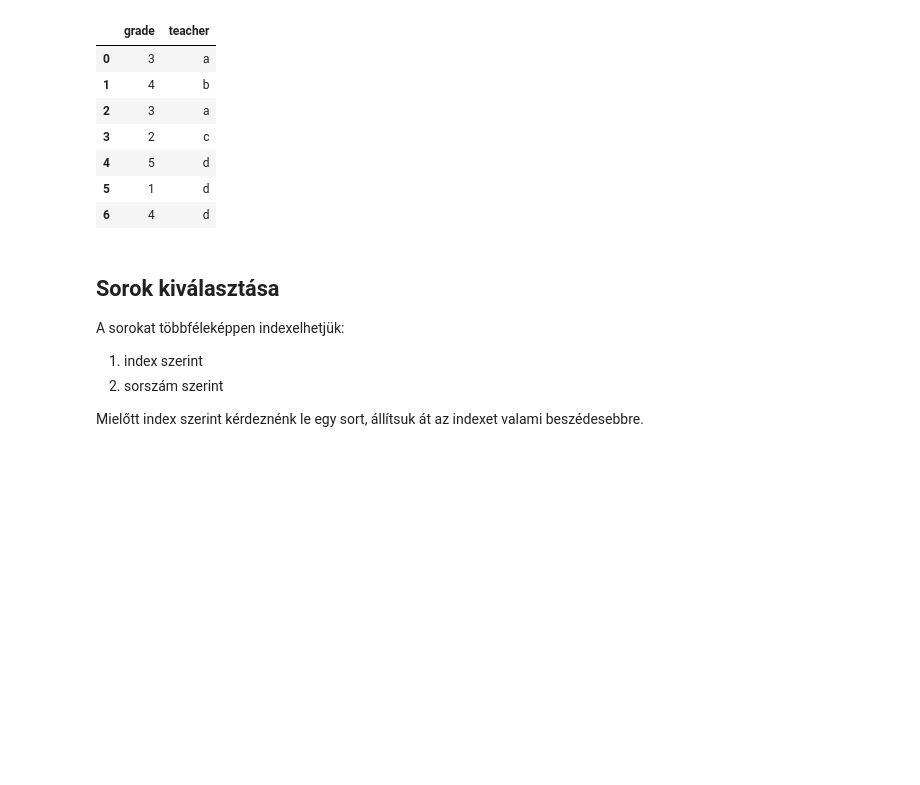
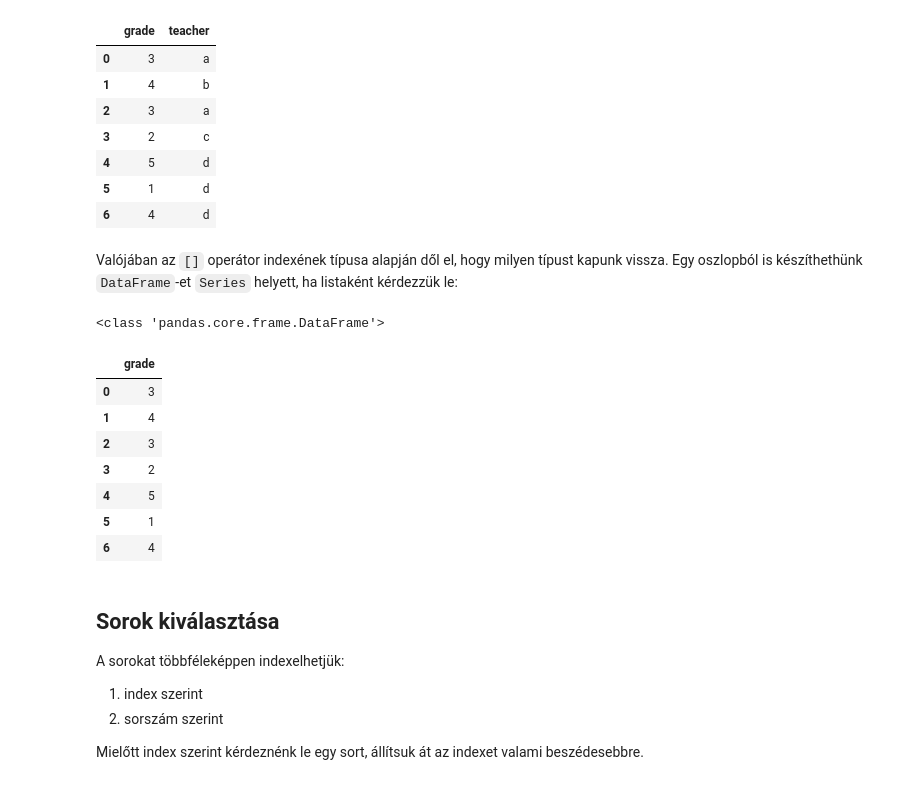
Before and after one commit to bi-labor/pandas_jupyter, a Jupyter notebook: notebooks/Pandas_alapok.ipynb, the cells around one changed output. Cells and saved outputs as stored; diff of their text form; code cells hidden in the pictures; blank space fills up the shorter version.

```diff
--- a/notebooks/Pandas_alapok.ipynb
+++ b/notebooks/Pandas_alapok.ipynb
@@ -118,6 +118,22 @@ grades[['grade', 'teacher']]
 | 4 | 5 | d |
 | 5 | 1 | d |
 | 6 | 4 | d |
+# %% [markdown]
+Valójában az `[]` operátor indexének típusa alapján dől el, hogy milyen típust kapunk vissza.
+Egy oszlopból is készíthethünk `DataFrame`-et `Series` helyett, ha listaként kérdezzük le:
+# %%
+print(type(grades[['grade']]))
+grades[['grade']]
+# %% [output]
+<class 'pandas.core.frame.DataFrame'>
+|  | grade |
+| 0 | 3 |
+| 1 | 4 |
+| 2 | 3 |
+| 3 | 2 |
+| 4 | 5 |
+| 5 | 1 |
+| 6 | 4 |
 # %% [markdown]
 ## Sorok kiválasztása
 
```
Also changed, not shown: parts of 10 cells of this notebook.
